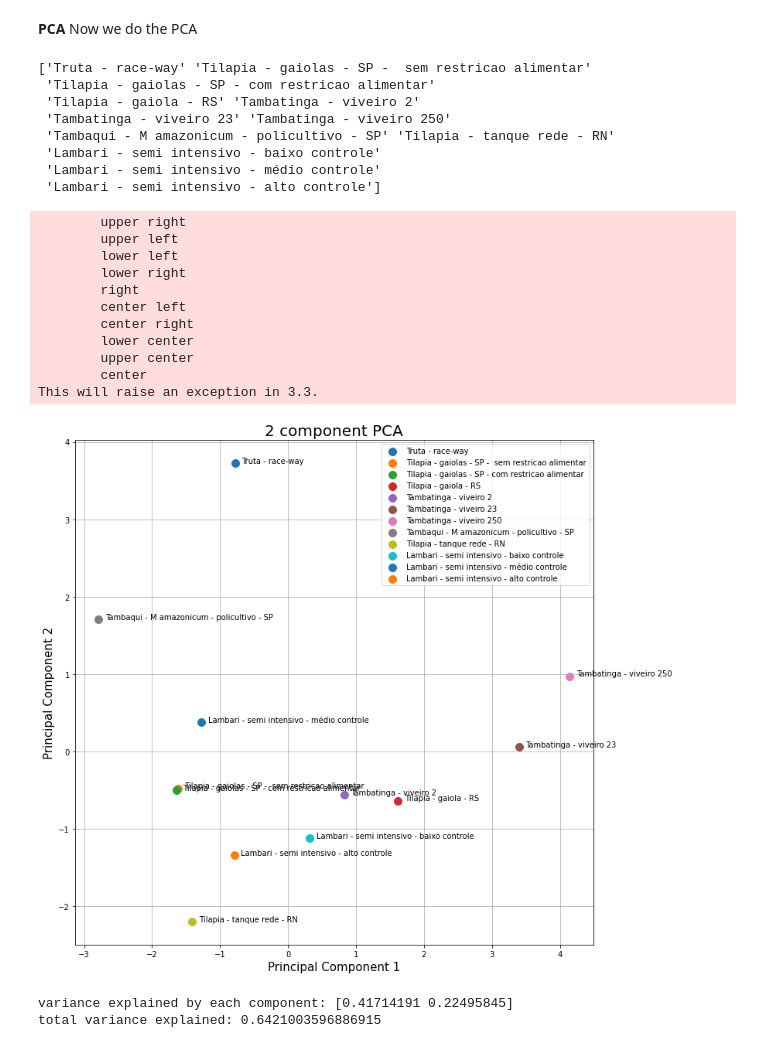
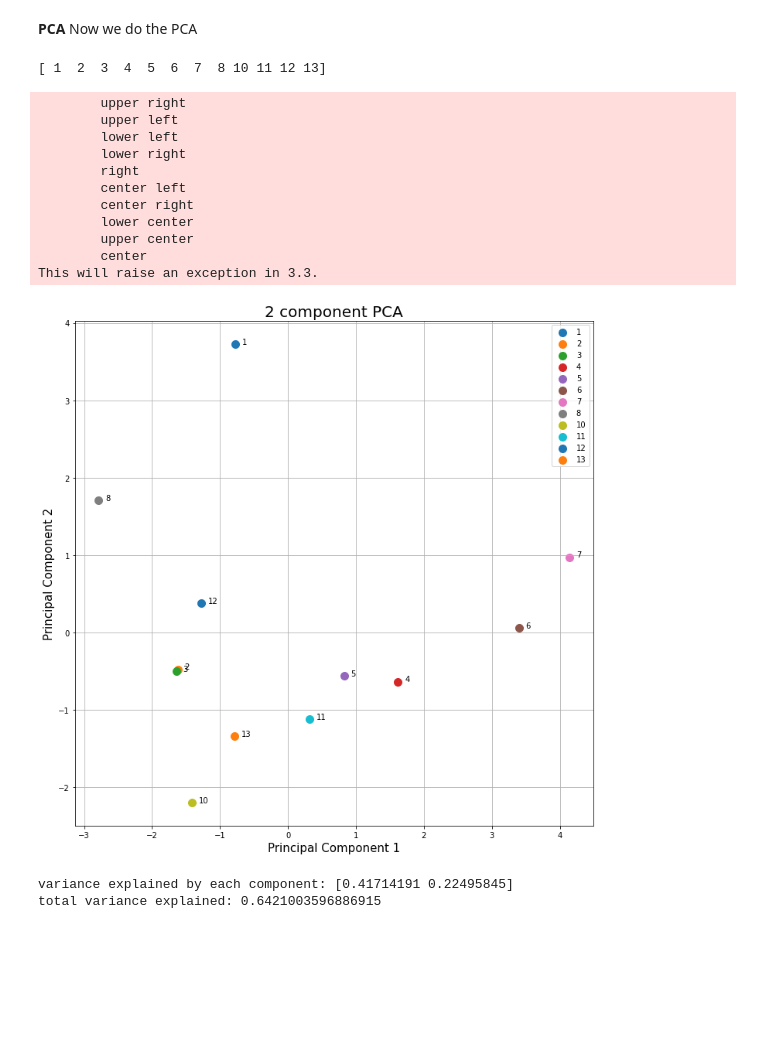
Before and after one commit to christianadriano/PCA_AquacultureSystem, a Jupyter notebook: PCA_KMeans_All_Piscicultura.ipynb, the cells around one changed output. Saved outputs shown, nothing was run; the diff lists cells and outputs as text; code cells hidden in the pictures; blank space fills up the shorter version.

```diff
--- a/PCA_KMeans_All_Piscicultura.ipynb
+++ b/PCA_KMeans_All_Piscicultura.ipynb
@@ -22,7 +22,7 @@ feature_names = [name for name in column_names if name.startswith("E")]
 
 #feature_names = list(df.columns["A2_DA":"A4_EUC"])
 #print(feature_names)
-list_names = ['cultivo'] + feature_names
+list_names = ['fazenda'] + feature_names
 df_cultivo = df[list_names]
 df_cultivo.head()
 # %% [output]
@@ -141,49 +143,42 @@ pca = PCA(n_components=2)
 principalComponents = pca.fit_transform(x)
 principalDf = pd.DataFrame(data = principalComponents
              , columns = ['principal component 1', 'principal component 2'])
-finalDf = pd.concat([principalDf, df_cultivo[['cultivo']]], axis = 1)
+finalDf = pd.concat([principalDf, df_cultivo[['fazenda']]], axis = 1)
 # %%
 #Visualize results of PCA in Two Dimensions
 import matplotlib.pyplot as plt
 fig = plt.figure(figsize = (12,12))
 ax = fig.add_subplot(1,1,1)
 ax.set_xlabel('Principal Component 1', fontsize = 15)
 ax.set_ylabel('Principal Component 2', fontsize = 15)
 ax.set_title('2 component PCA', fontsize = 20)
-targets = df_cultivo['cultivo'].to_numpy()
+targets = df_cultivo['fazenda'].to_numpy()
 print(targets)
 for target in targets:
-    indicesToKeep = finalDf['cultivo'] == target
+    indicesToKeep = finalDf['fazenda'] == target
     x = finalDf.loc[indicesToKeep, 'principal component 1']
     y = finalDf.loc[indicesToKeep, 'principal component 2']
     ax.scatter(x,y,s = 100)
     ax.annotate(target, (x+0.1,y))
 
 #for name in targets:
 
 ax.legend(targets, loc='top right')
 ax.grid()
 # %% [output]
-['Truta - race-way' 'Tilapia - gaiolas - SP -  sem restricao alimentar'
- 'Tilapia - gaiolas - SP - com restricao alimentar'
- 'Tilapia - gaiola - RS' 'Tambatinga - viveiro 2'
- 'Tambatinga - viveiro 23' 'Tambatinga - viveiro 250'
- 'Tambaqui - M amazonicum - policultivo - SP' 'Tilapia - tanque rede - RN'
- 'Lambari - semi intensivo - baixo controle'
- 'Lambari - semi intensivo - médio controle'
- 'Lambari - semi intensivo - alto controle']
+[ 1  2  3  4  5  6  7  8 10 11 12 13]
         upper right
         upper left
         lower left
         lower right
         right
         center left
         center right
         lower center
         upper center
         center
 This will raise an exception in 3.3.
-[figure, old version]
+[figure, new version]
 # %%
 variance_list =pca.explained_variance_ratio_
 print("variance explained by each component:", variance_list)
```
Also changed, not shown: parts of 20 cells of this notebook.
